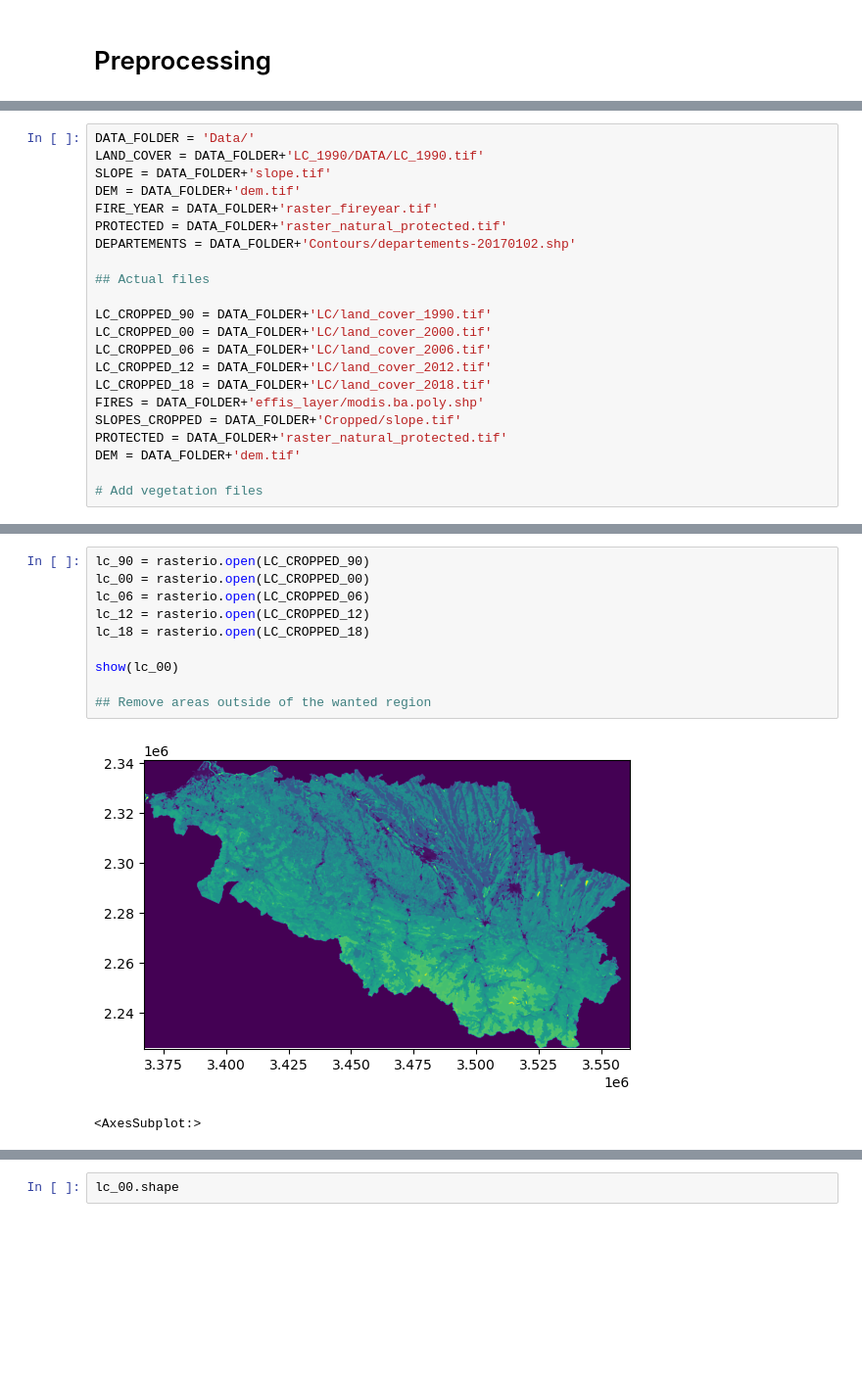
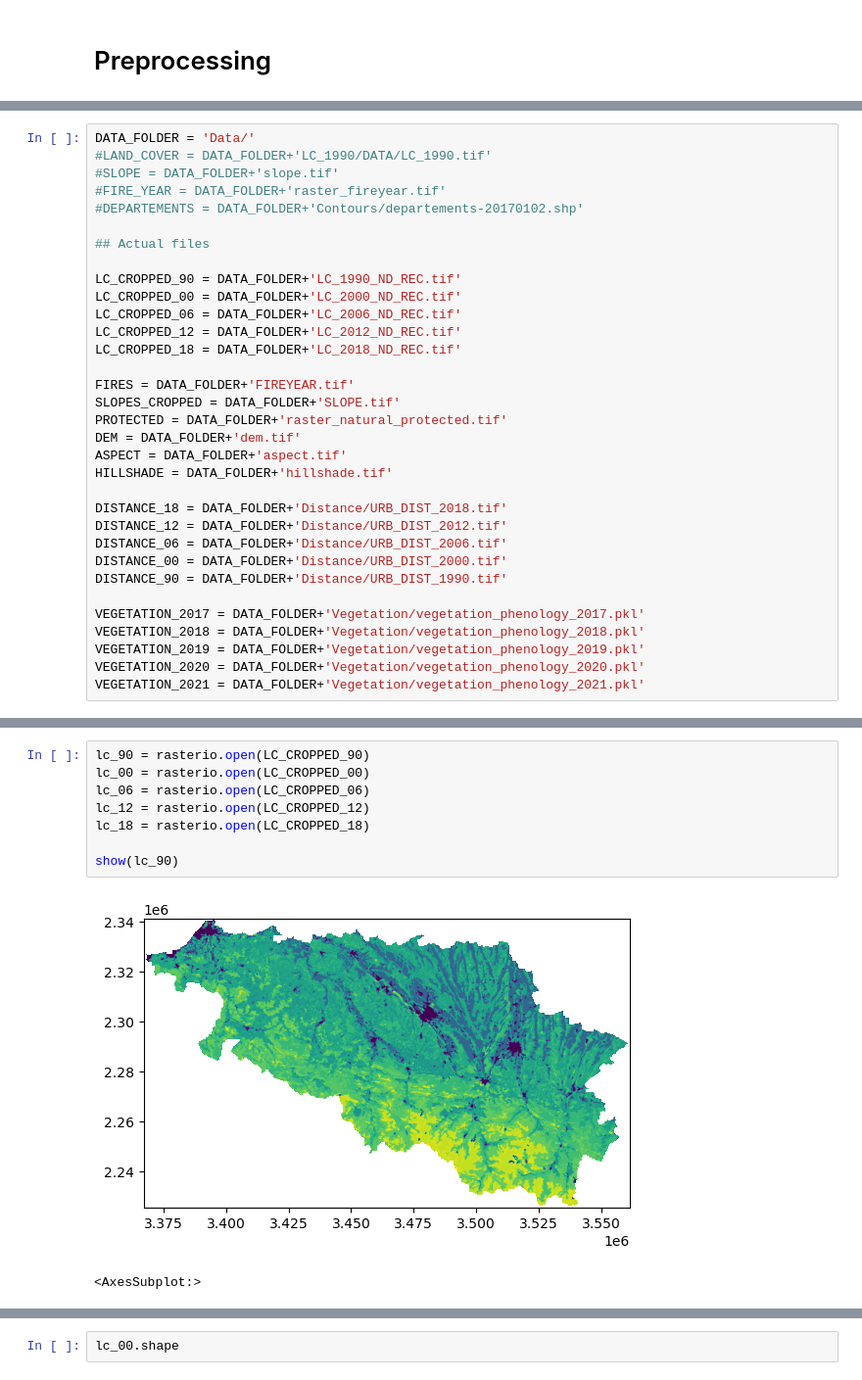
Before and after one commit to ghemDD/WildfireSusceptibilityAnalysis, a Jupyter notebook: preprocessing.ipynb, the cells around one changed output, grey strips where cells are left out. Shown at 98% size. Cells and saved outputs as stored; diff of their text form; blank space fills up the shorter version.

```diff
--- a/preprocessing.ipynb
+++ b/preprocessing.ipynb
@@ -13,23 +18,34 @@ import subprocess
 pd.set_option('display.max_rows', 4)
 # %%
 DATA_FOLDER = 'Data/'
-LAND_COVER = DATA_FOLDER+'LC_1990/DATA/LC_1990.tif'
-SLOPE = DATA_FOLDER+'slope.tif'
-DEM = DATA_FOLDER+'dem.tif'
-FIRE_YEAR = DATA_FOLDER+'raster_fireyear.tif'
-PROTECTED = DATA_FOLDER+'raster_natural_protected.tif'
-DEPARTEMENTS = DATA_FOLDER+'Contours/departements-20170102.shp'
+#LAND_COVER = DATA_FOLDER+'LC_1990/DATA/LC_1990.tif'
+#SLOPE = DATA_FOLDER+'slope.tif'
+#FIRE_YEAR = DATA_FOLDER+'raster_fireyear.tif'
+#DEPARTEMENTS = DATA_FOLDER+'Contours/departements-20170102.shp'
 
 ## Actual files
 
-LC_CROPPED_90 = DATA_FOLDER+'LC/land_cover_1990.tif'
-LC_CROPPED_00 = DATA_FOLDER+'LC/land_cover_2000.tif'
-LC_CROPPED_06 = DATA_FOLDER+'LC/land_cover_2006.tif'
-LC_CROPPED_12 = DATA_FOLDER+'LC/land_cover_2012.tif'
-LC_CROPPED_18 = DATA_FOLDER+'LC/land_cover_2018.tif'
-FIRES = DATA_FOLDER+'effis_layer/modis.ba.poly.shp'
-SLOPES_CROPPED = DATA_FOLDER+'Cropped/slope.tif'
+LC_CROPPED_90 = DATA_FOLDER+'LC_1990_ND_REC.tif'
+LC_CROPPED_00 = DATA_FOLDER+'LC_2000_ND_REC.tif'
+LC_CROPPED_06 = DATA_FOLDER+'LC_2006_ND_REC.tif'
+LC_CROPPED_12 = DATA_FOLDER+'LC_2012_ND_REC.tif'
+LC_CROPPED_18 = DATA_FOLDER+'LC_2018_ND_REC.tif'
+
+FIRES = DATA_FOLDER+'FIREYEAR.tif'
+SLOPES_CROPPED = DATA_FOLDER+'SLOPE.tif'
 PROTECTED = DATA_FOLDER+'raster_natural_protected.tif'
 DEM = DATA_FOLDER+'dem.tif'
+ASPECT = DATA_FOLDER+'aspect.tif'
+HILLSHADE = DATA_FOLDER+'hillshade.tif'
 
-# Add vegetation files
+DISTANCE_18 = DATA_FOLDER+'Distance/URB_DIST_2018.tif'
+DISTANCE_12 = DATA_FOLDER+'Distance/URB_DIST_2012.tif'
+DISTANCE_06 = DATA_FOLDER+'Distance/URB_DIST_2006.tif'
+DISTANCE_00 = DATA_FOLDER+'Distance/URB_DIST_2000.tif'
+DISTANCE_90 = DATA_FOLDER+'Distance/URB_DIST_1990.tif'
+
+VEGETATION_2017 = DATA_FOLDER+'Vegetation/vegetation_phenology_2017.pkl'
+VEGETATION_2018 = DATA_FOLDER+'Vegetation/vegetation_phenology_2018.pkl'
+VEGETATION_2019 = DATA_FOLDER+'Vegetation/vegetation_phenology_2019.pkl'
+VEGETATION_2020 = DATA_FOLDER+'Vegetation/vegetation_phenology_2020.pkl'
+VEGETATION_2021 = DATA_FOLDER+'Vegetation/vegetation_phenology_2021.pkl'
@@ -48,13 +69,11 @@ fires_raster.shape
 # %%
 lc_90 = rasterio.open(LC_CROPPED_90)
 lc_00 = rasterio.open(LC_CROPPED_00)
 lc_06 = rasterio.open(LC_CROPPED_06)
 lc_12 = rasterio.open(LC_CROPPED_12)
 lc_18 = rasterio.open(LC_CROPPED_18)
 
-show(lc_00)
-
-## Remove areas outside of the wanted region
+show(lc_90)
 # %% [output]
-[figure, old version]
+[figure, new version]
 <AxesSubplot:>
```
Also changed, not shown: parts of 56 cells of this notebook.
